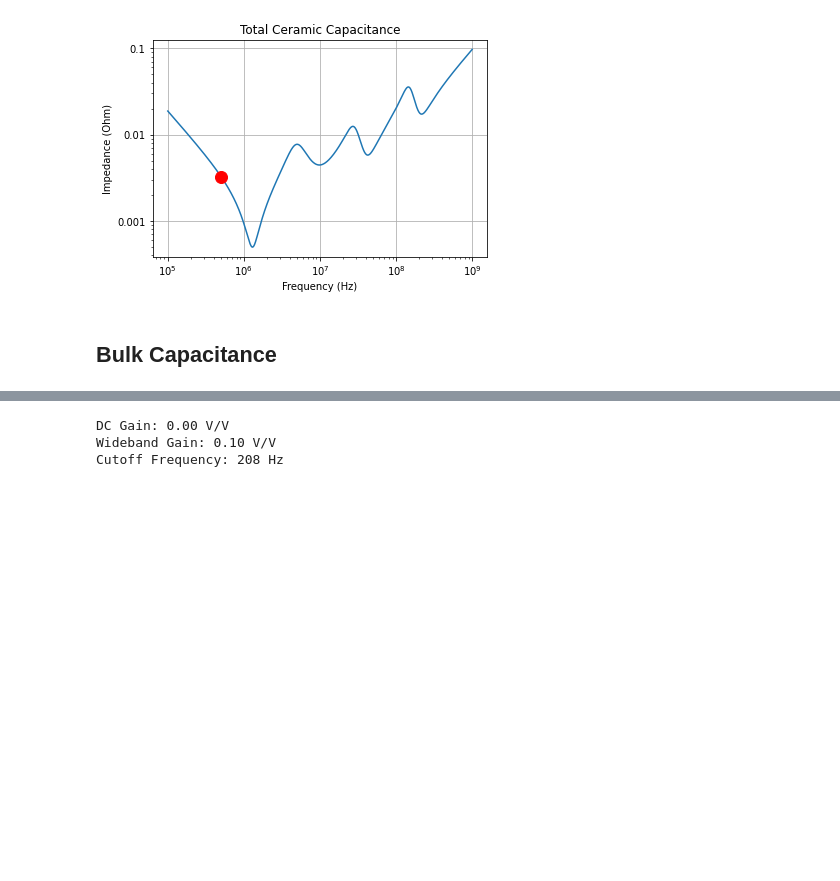
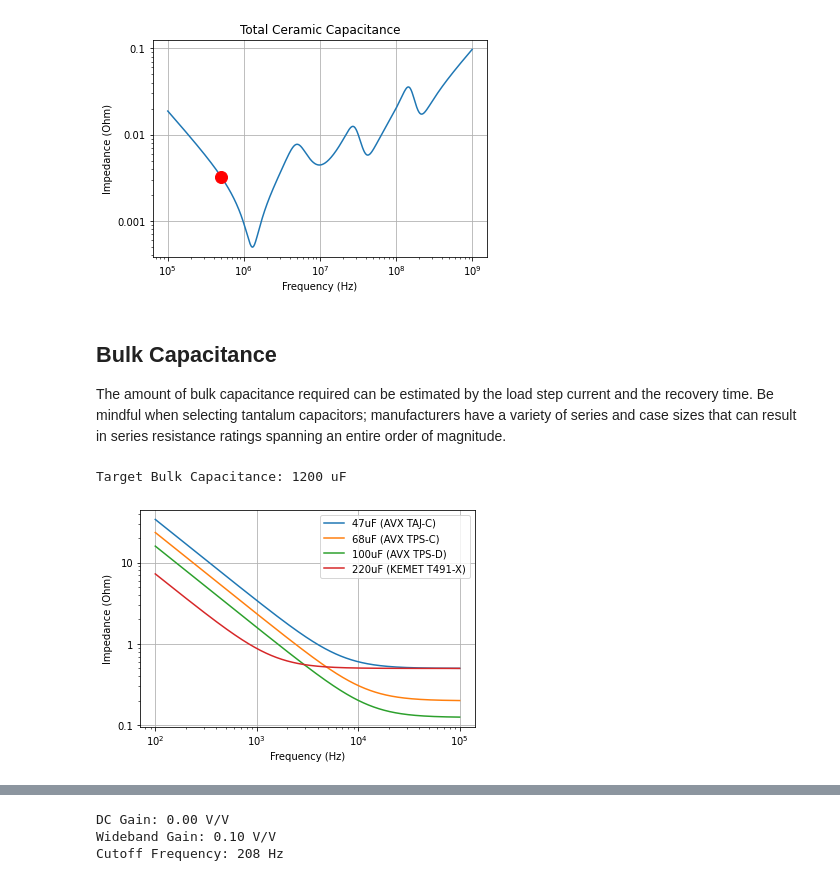
Before and after one commit to amosborne/buck-converter-stability, a Jupyter notebook: analysis.ipynb, the cells around one changed output, grey strips where cells are left out. Cells and saved outputs as stored; diff of their text form; code cells hidden in the pictures; blank space fills up the shorter version.

```diff
--- a/analysis.ipynb
+++ b/analysis.ipynb
@@ -135,6 +136,17 @@ Voltage Ripple: 4.9 mV
 [figure]
 # %% [markdown]
 ## Bulk Capacitance
+
+The amount of bulk capacitance required can be estimated by the load step current and the recovery time. Be mindful when selecting tantalum capacitors; manufacturers have a variety of series and case sizes that can result in series resistance ratings spanning an entire order of magnitude.
+# %%
+crossover_freq = fsw / 6
+recovery_time = 4 / crossover_freq
+load_step = iout / 2
+vout_transient = 100e-3
+bulk_target = load_step * recovery_time / vout_transient
+print("Target Bulk Capacitance: {:1.0f} uF".format(1e6 * bulk_target))
+# %% [output]
+Target Bulk Capacitance: 1200 uF
 # %%
 def tantcap(c, esr):
     return control.tf(1, [c, 0]) + esr
@@ -145 +158,20 @@ cap100u = tantcap(100e-6, 1.4)  # TAJA107*004#NJ
+# %%
+freq = np.logspace(2, 5, 1000)  # 100Hz to 100kHz
+
+z47u, _, _ = control.freqresp(cap47u, freq * math.tau)
+z68u, _, _ = control.freqresp(cap68u, freq * math.tau)
+z100u, _, _ = control.freqresp(cap100u, freq * math.tau)
+z220u, _, _ = control.freqresp(cap220u, freq * math.tau)
+
+plt.loglog(freq, z47u, label="47uF (AVX TAJ-C)")
+plt.loglog(freq, z68u, label="68uF (AVX TPS-C)")
+plt.loglog(freq, z100u, label="100uF (AVX TPS-D)")
+plt.loglog(freq, z220u, label="220uF (KEMET T491-X)")
+plt.legend()
+plt.xlabel("Frequency (Hz)")
+plt.ylabel("Impedance (Ohm)")
+plt.grid()
+plt.gca().yaxis.set_major_formatter(FormatStrFormatter("%g"))
+# %% [output]
+[figure, added]
 # %%
```
Also changed, not shown: parts of 8 cells of this notebook.
